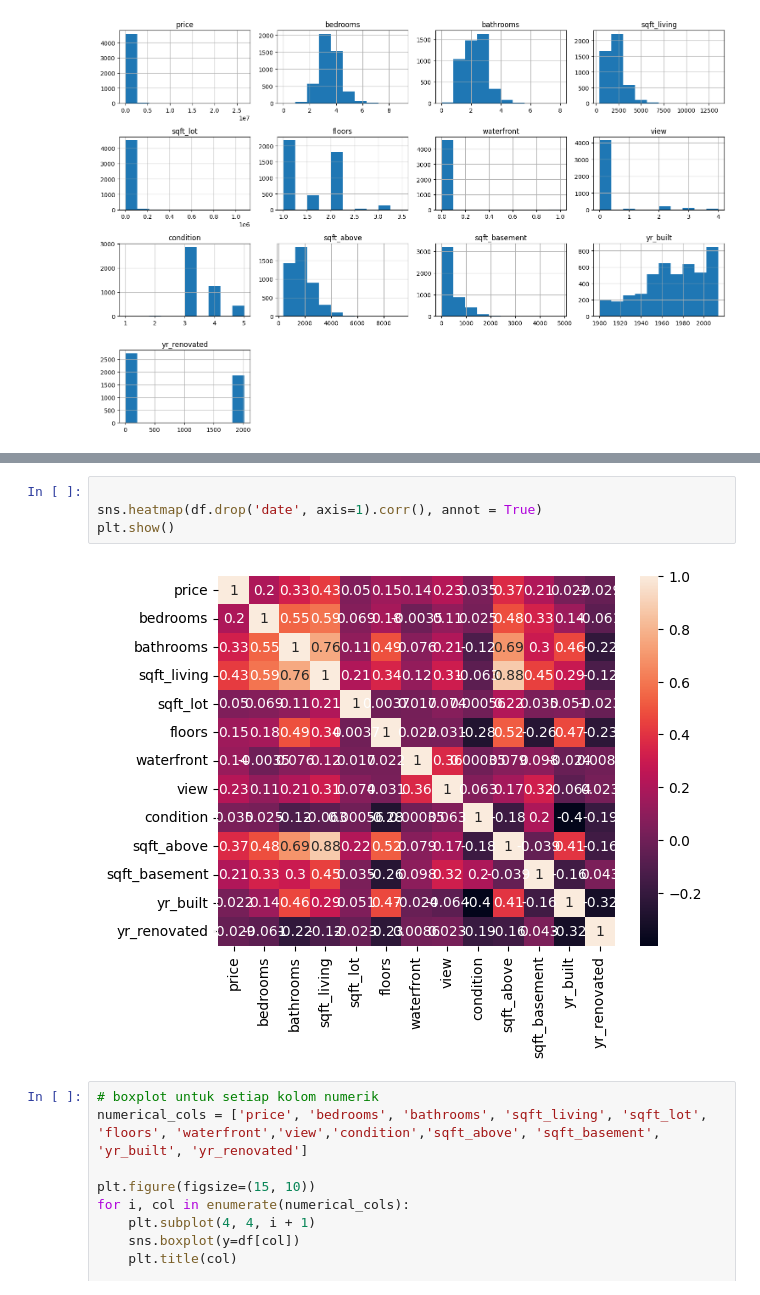
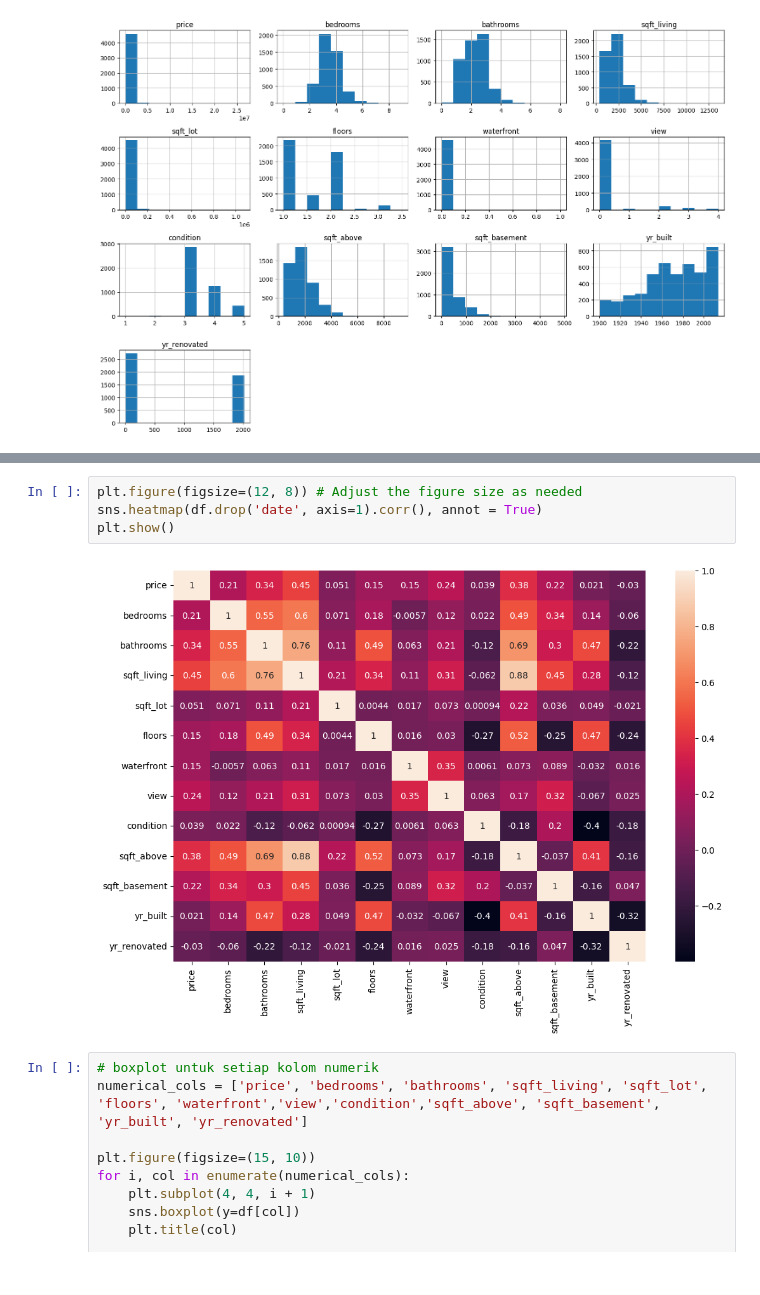
Before and after one commit to baladalintang/balada, a Jupyter notebook: regeresihargarumah.ipynb, the cells around one changed output, grey strips where cells are left out. Drawn from its saved outputs; the diff is of its cells as text.

```diff
--- a/regeresihargarumah.ipynb
+++ b/regeresihargarumah.ipynb
@@ -138,11 +138,11 @@ df.describe().T
 | yr_built | 4600.0 | 1970.786304 | 29.731848 | 1900.0 | 1951.00 | 1976.000000 | 1997.00 | 2014.0 |
 | yr_renovated | 4600.0 | 808.608261 | 979.414536 | 0.0 | 0.00 | 0.000000 | 1999.00 | 2014.0 |
 # %%
-
+plt.figure(figsize=(12, 8)) # Adjust the figure size as needed
 sns.heatmap(df.drop('date', axis=1).corr(), annot = True)
 plt.show()
 # %% [output]
-[figure, old version]
+[figure, new version]
 # %%
 # boxplot untuk setiap kolom numerik
 numerical_cols = ['price', 'bedrooms', 'bathrooms', 'sqft_living', 'sqft_lot', 'floors', 'waterfront','view','condition','sqft_above', 'sqft_basement', 'yr_built', 'yr_renovated']
```
